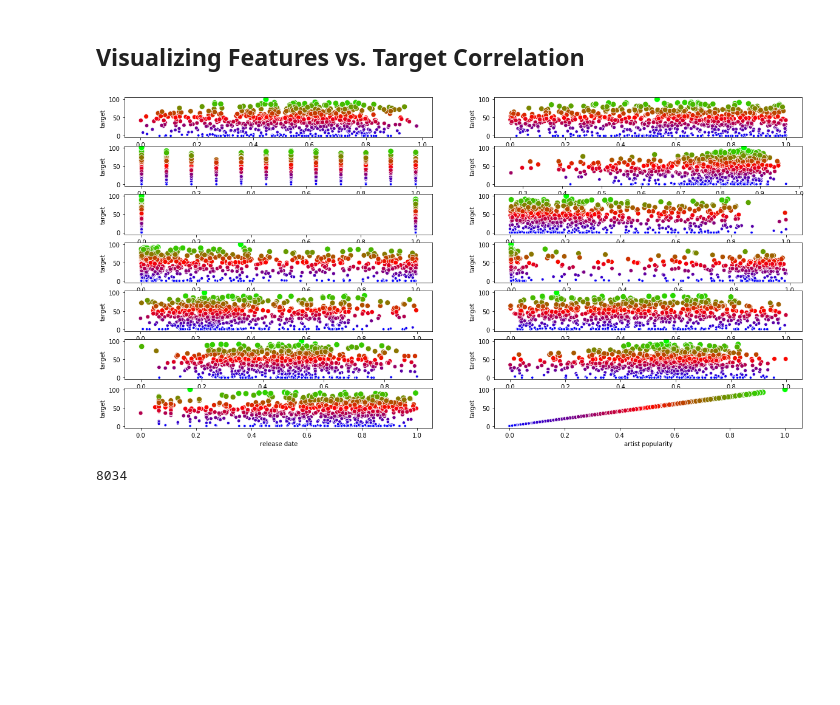
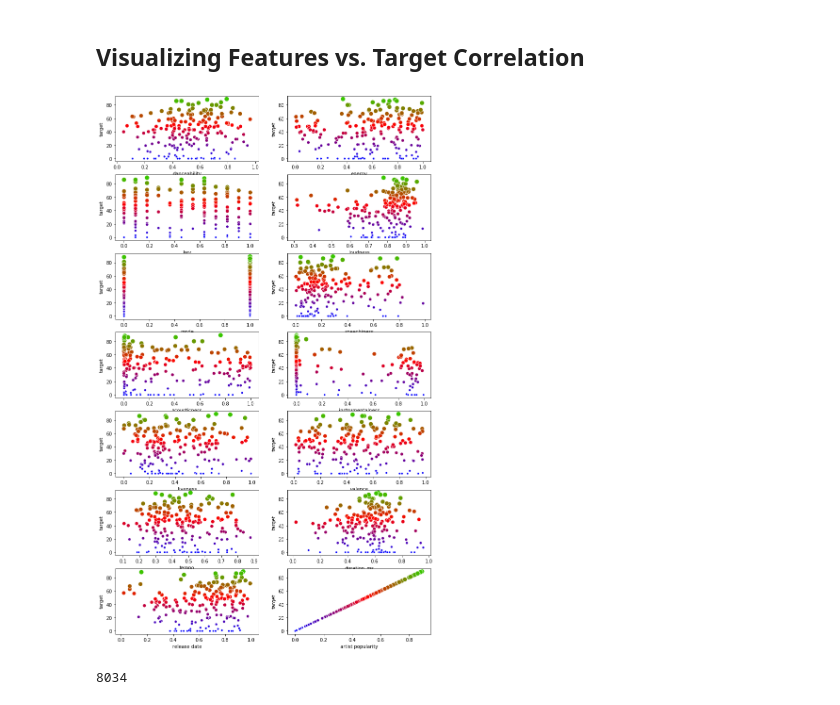
Before and after one commit to sam-zlota/DS3000-Final-Project, a Jupyter notebook: DS3000_FP4_Section02_Group7.ipynb, the cells around one changed output. Saved outputs shown, nothing was run; the diff lists cells and outputs as text; code cells hidden in the pictures; blank space fills up the shorter version.

```diff
--- a/DS3000_FP4_Section02_Group7.ipynb
+++ b/DS3000_FP4_Section02_Group7.ipynb
@@ -369,22 +369,22 @@ sns.heatmap(features.corr(), cmap ="RdBu")
 # %%
 all_data_copy = features.copy()
 
 all_data_copy["target"] = target
 
-all_data_samp = all_data_copy.sample(800)
-fig, axs = plt.subplots(7,2 , figsize=(20, 20))
+all_data_samp = all_data_copy.sample(200)
+fig, axs = plt.subplots(7,2 , figsize=(12, 21))
 
 
 for i in range(len(feature_cols)):
     sns.scatterplot(all_data_samp[feature_cols[i]], all_data_samp["target"],
                    hue = all_data_copy["target"],
                     size = all_data_samp["artist popularity"],
                   sizes=(20,100),
                     legend=False,
                     palette="brg",
                     ax=axs.flat[i])
 # %% [output]
-[figure, old version]
+[figure, new version]
 # %%
 len(features)
 # %% [output]
```
